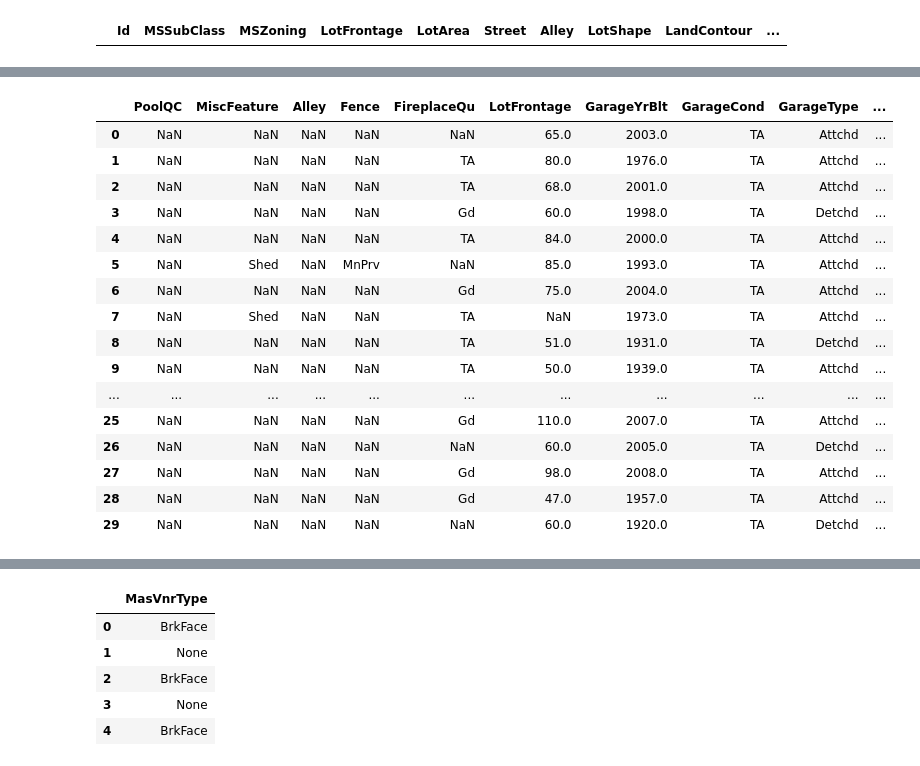
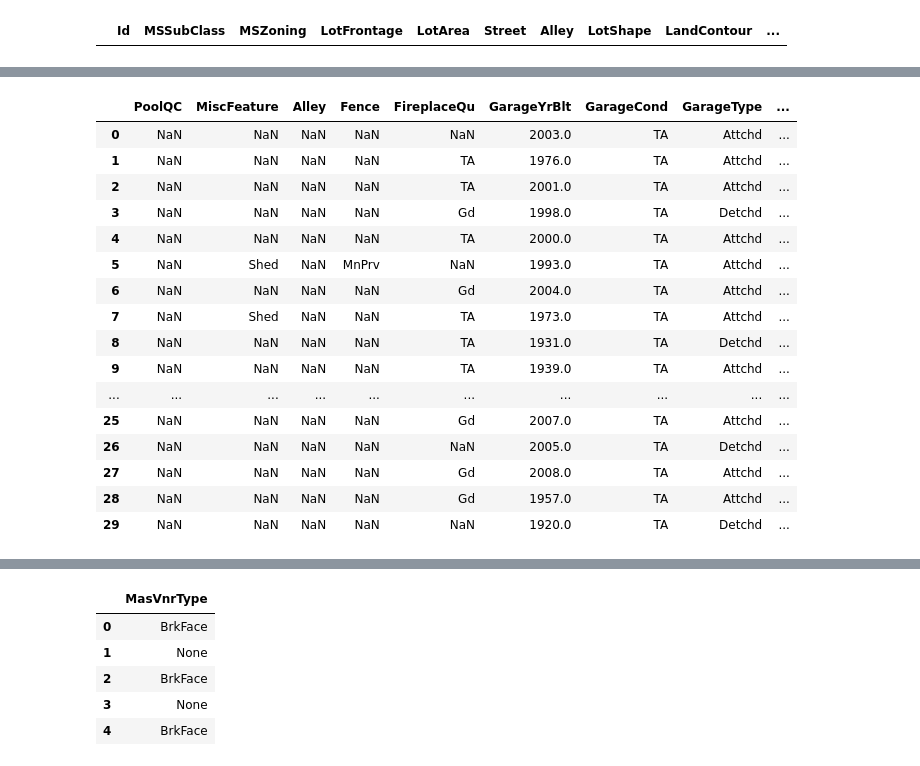
Before and after one commit to tiffanykho/Springboard, a Jupyter notebook: CapstoneTwo/notebooks/data_wrangling.ipynb, the cells around one changed output, grey strips where cells are left out. Saved outputs shown, nothing was run; the diff lists cells and outputs as text; code cells hidden in the pictures.

```diff
--- a/CapstoneTwo/notebooks/data_wrangling.ipynb
+++ b/CapstoneTwo/notebooks/data_wrangling.ipynb
@@ -106,29 +106,29 @@ dtype: int64
 #only 2 lines for missing continuous values.
 # %%
 #Explore missing values and figure out what to replace NaN's with.
-missing_train = train[['PoolQC', 'MiscFeature', 'Alley', 'Fence', 'FireplaceQu', 'LotFrontage',
+missing_train = train[['PoolQC', 'MiscFeature', 'Alley', 'Fence', 'FireplaceQu',
                       'GarageYrBlt', 'GarageCond', 'GarageType', 'GarageFinish', 'GarageQual',
                       'BsmtFinType2', 'BsmtExposure', 'BsmtQual', 'BsmtCond', 'BsmtFinType1',
                       'MasVnrArea', 'MasVnrType', 'Electrical']]
 missing_train.head(30)
 # %% [output]
-|  | PoolQC | MiscFeature | Alley | Fence | FireplaceQu | LotFrontage | GarageYrBlt | GarageCond | GarageType | ... |
-| 0 | NaN | NaN | NaN | NaN | NaN | 65.0 | 2003.0 | TA | Attchd | ... |
-| 1 | NaN | NaN | NaN | NaN | TA | 80.0 | 1976.0 | TA | Attchd | ... |
-| 2 | NaN | NaN | NaN | NaN | TA | 68.0 | 2001.0 | TA | Attchd | ... |
-| 3 | NaN | NaN | NaN | NaN | Gd | 60.0 | 1998.0 | TA | Detchd | ... |
-| 4 | NaN | NaN | NaN | NaN | TA | 84.0 | 2000.0 | TA | Attchd | ... |
-| 5 | NaN | Shed | NaN | MnPrv | NaN | 85.0 | 1993.0 | TA | Attchd | ... |
-| 6 | NaN | NaN | NaN | NaN | Gd | 75.0 | 2004.0 | TA | Attchd | ... |
-| 7 | NaN | Shed | NaN | NaN | TA | NaN | 1973.0 | TA | Attchd | ... |
-| 8 | NaN | NaN | NaN | NaN | TA | 51.0 | 1931.0 | TA | Detchd | ... |
-| 9 | NaN | NaN | NaN | NaN | TA | 50.0 | 1939.0 | TA | Attchd | ... |
-| ... | ... | ... | ... | ... | ... | ... | ... | ... | ... | ... |
-| 25 | NaN | NaN | NaN | NaN | Gd | 110.0 | 2007.0 | TA | Attchd | ... |
-| 26 | NaN | NaN | NaN | NaN | NaN | 60.0 | 2005.0 | TA | Detchd | ... |
-| 27 | NaN | NaN | NaN | NaN | Gd | 98.0 | 2008.0 | TA | Attchd | ... |
-| 28 | NaN | NaN | NaN | NaN | Gd | 47.0 | 1957.0 | TA | Attchd | ... |
-| 29 | NaN | NaN | NaN | NaN | NaN | 60.0 | 1920.0 | TA | Detchd | ... |
+|  | PoolQC | MiscFeature | Alley | Fence | FireplaceQu | GarageYrBlt | GarageCond | GarageType | ... |
+| 0 | NaN | NaN | NaN | NaN | NaN | 2003.0 | TA | Attchd | ... |
+| 1 | NaN | NaN | NaN | NaN | TA | 1976.0 | TA | Attchd | ... |
+| 2 | NaN | NaN | NaN | NaN | TA | 2001.0 | TA | Attchd | ... |
+| 3 | NaN | NaN | NaN | NaN | Gd | 1998.0 | TA | Detchd | ... |
+| 4 | NaN | NaN | NaN | NaN | TA | 2000.0 | TA | Attchd | ... |
+| 5 | NaN | Shed | NaN | MnPrv | NaN | 1993.0 | TA | Attchd | ... |
+| 6 | NaN | NaN | NaN | NaN | Gd | 2004.0 | TA | Attchd | ... |
+| 7 | NaN | Shed | NaN | NaN | TA | 1973.0 | TA | Attchd | ... |
+| 8 | NaN | NaN | NaN | NaN | TA | 1931.0 | TA | Detchd | ... |
+| 9 | NaN | NaN | NaN | NaN | TA | 1939.0 | TA | Attchd | ... |
+| ... | ... | ... | ... | ... | ... | ... | ... | ... | ... |
+| 25 | NaN | NaN | NaN | NaN | Gd | 2007.0 | TA | Attchd | ... |
+| 26 | NaN | NaN | NaN | NaN | NaN | 2005.0 | TA | Detchd | ... |
+| 27 | NaN | NaN | NaN | NaN | Gd | 2008.0 | TA | Attchd | ... |
+| 28 | NaN | NaN | NaN | NaN | Gd | 1957.0 | TA | Attchd | ... |
+| 29 | NaN | NaN | NaN | NaN | NaN | 1920.0 | TA | Detchd | ... |
 # %%
 #Explore garage further
 missing_train[missing_train['GarageYrBlt'].isnull()]
```
Also changed, not shown: parts of 4 cells of this notebook, 2 other files.
